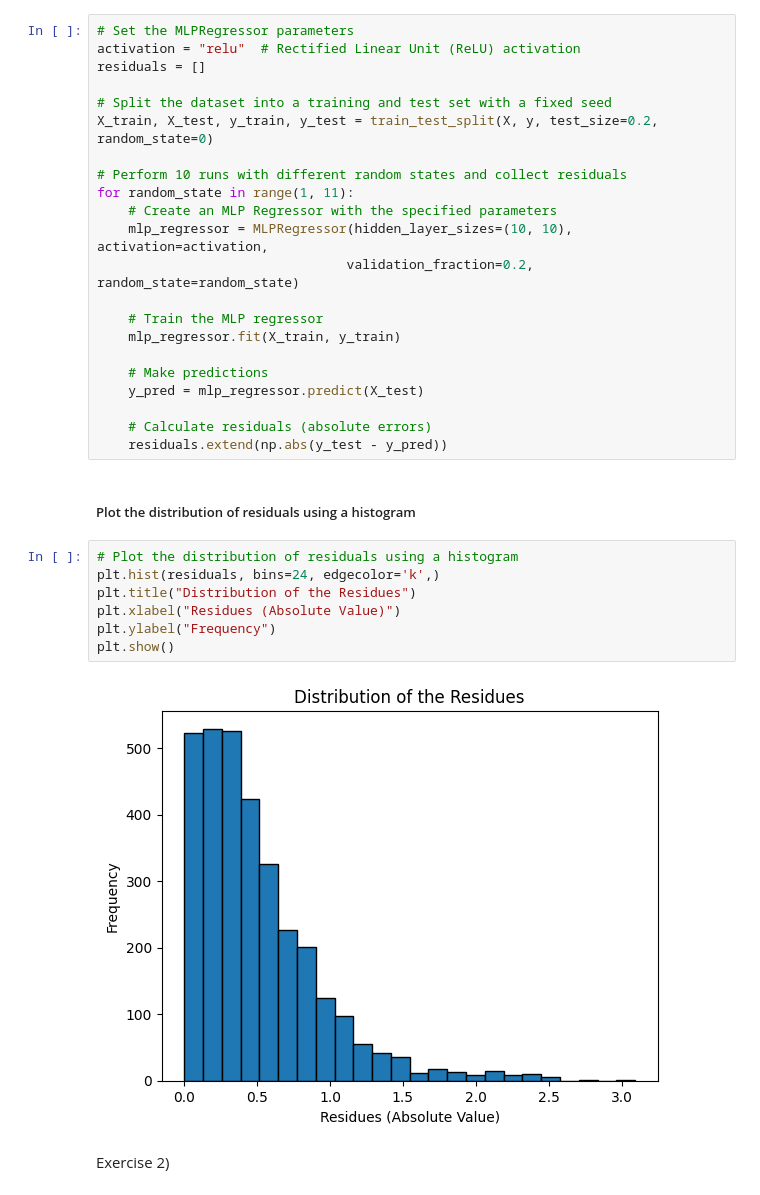
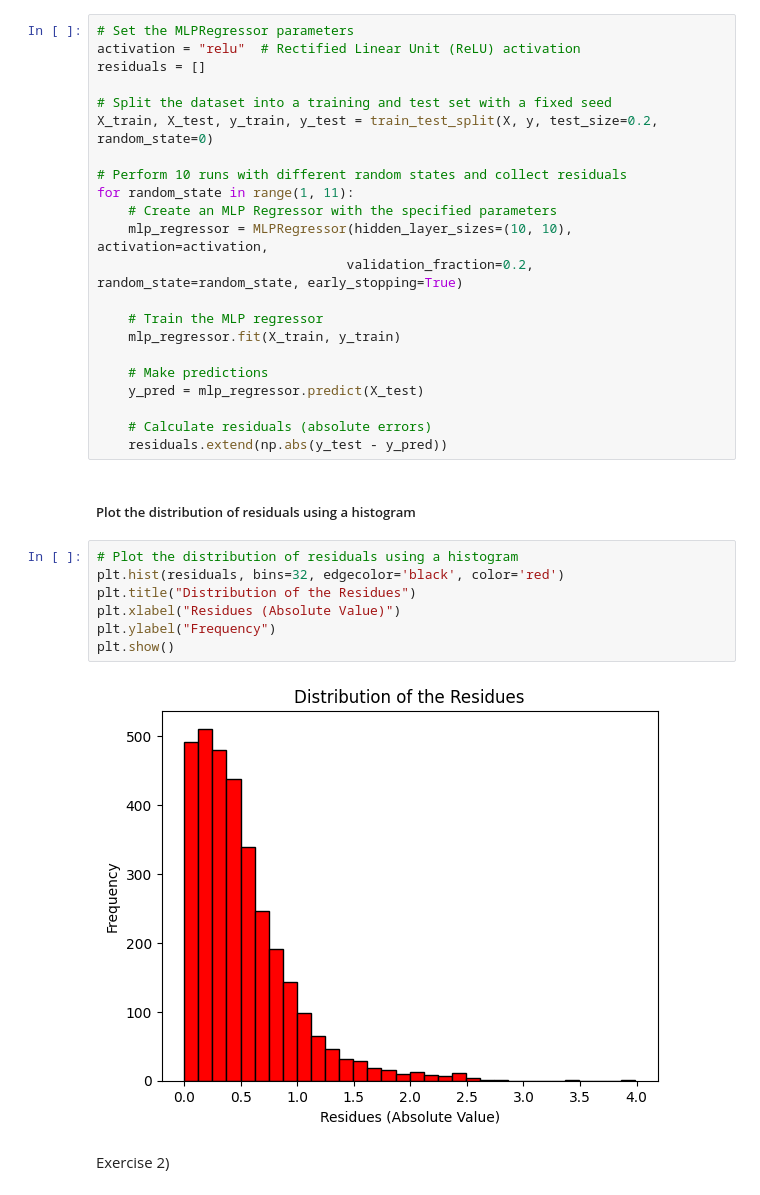
Before and after one commit to pearsang/ML-Homeworks, a Jupyter notebook: Homework-03/G001_notebook.ipynb, the cells around one changed output. Drawn from its saved outputs; the diff is of its cells as text.

Commit message:
II-3 done and II-2 histogramed early stopping

```diff
--- a/Homework-03/G001_notebook.ipynb
+++ b/Homework-03/G001_notebook.ipynb
@@ -31,7 +31,7 @@ X_train, X_test, y_train, y_test = train_test_split(X, y, test_size=0.2, random_
 for random_state in range(1, 11):
     # Create an MLP Regressor with the specified parameters
     mlp_regressor = MLPRegressor(hidden_layer_sizes=(10, 10), activation=activation,
-                                validation_fraction=0.2, random_state=random_state)
+                                validation_fraction=0.2, random_state=random_state, early_stopping=True)
 
     # Train the MLP regressor
     mlp_regressor.fit(X_train, y_train)
@@ -45,13 +45,13 @@ for random_state in range(1, 11):
 ##### Plot the distribution of residuals using a histogram
 # %%
 # Plot the distribution of residuals using a histogram
-plt.hist(residuals, bins=24, edgecolor='k',)
+plt.hist(residuals, bins=32, edgecolor='black', color='red')
 plt.title("Distribution of the Residues")
 plt.xlabel("Residues (Absolute Value)")
 plt.ylabel("Frequency")
 plt.show()
 # %% [output]
-[figure, old version]
+[figure, new version]
 # %% [markdown]
 Exercise 2)
 # %% [markdown]
```
Also changed, not shown: parts of 3 cells of this notebook, 1 other file.
